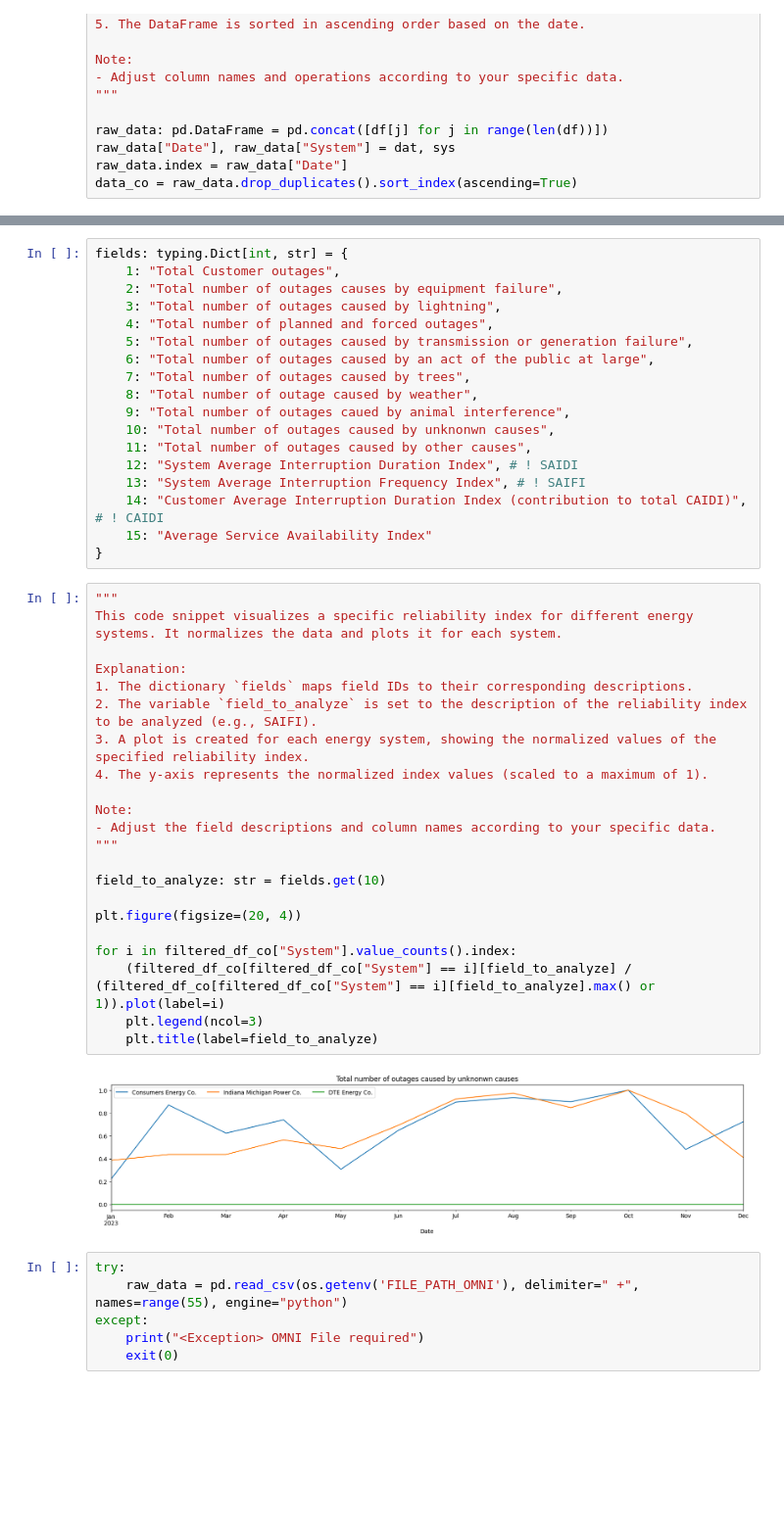
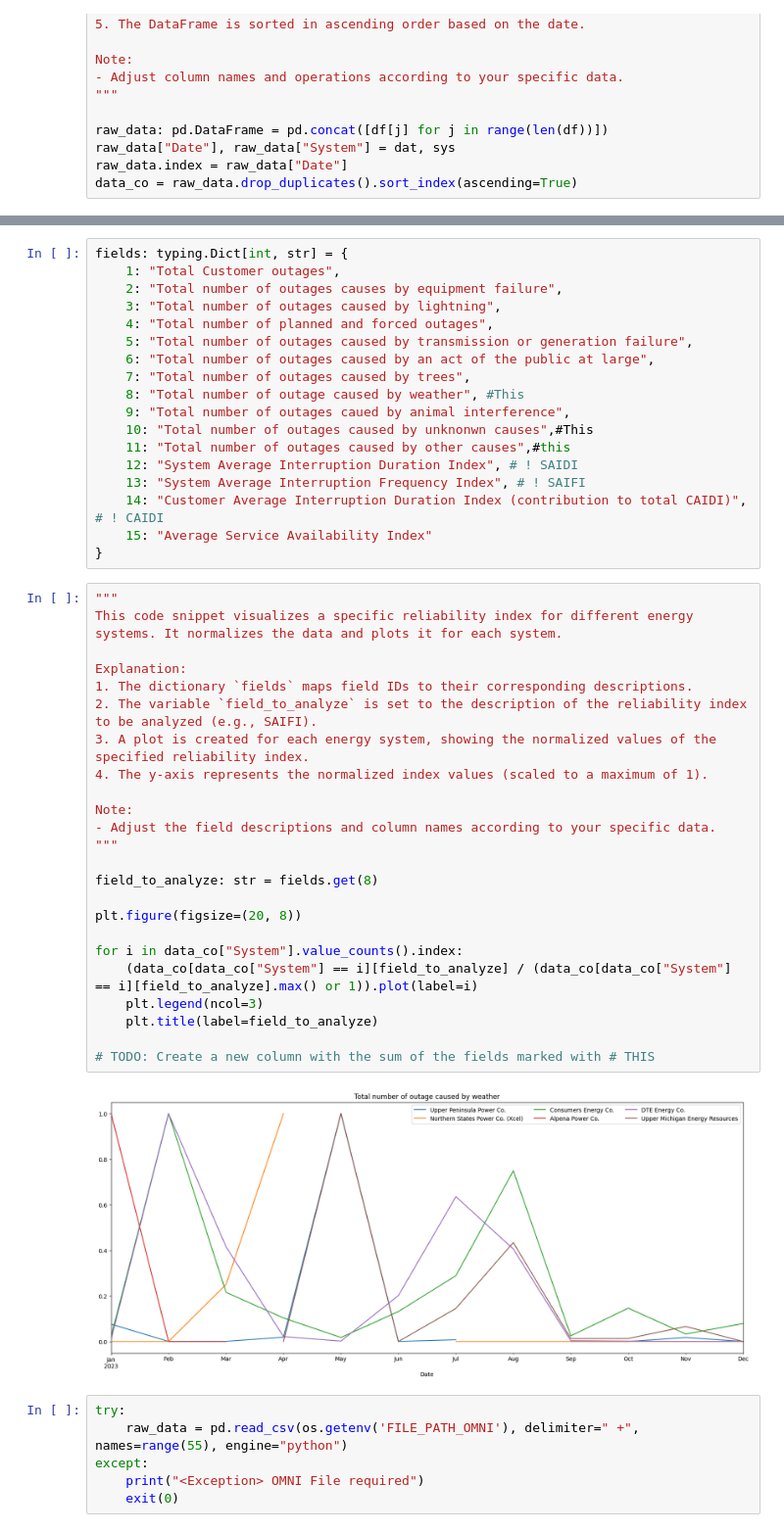
Before and after one commit to MauroGonzalez51/solar-study, a Jupyter notebook: test.ipynb, the cells around one changed output, grey strips where cells are left out. Shown at 98% size. Drawn from its saved outputs; the diff is of its cells as text; blank space fills up the shorter version.

Commit message:
Removing a company due to some issues with them TODO: Create a new column with the fields marked with this Create a 'suma ponderada' to graficar TODO: Sampleo por DST ademas de las condiciones

```diff
--- a/test.ipynb
+++ b/test.ipynb
@@ -98,10 +78,10 @@ fields: typing.Dict[int, str] = {
     5: "Total number of outages caused by transmission or generation failure",
     6: "Total number of outages caused by an act of the public at large",
     7: "Total number of outages caused by trees",
-    8: "Total number of outage caused by weather",
+    8: "Total number of outage caused by weather", #This
     9: "Total number of outages caued by animal interference",
-    10: "Total number of outages caused by unknonwn causes",
-    11: "Total number of outages caused by other causes",
+    10: "Total number of outages caused by unknonwn causes",#This
+    11: "Total number of outages caused by other causes",#this
     12: "System Average Interruption Duration Index", # ! SAIDI
     13: "System Average Interruption Frequency Index", # ! SAIFI
     14: "Customer Average Interruption Duration Index (contribution to total CAIDI)", # ! CAIDI
@@ -110,27 +90,29 @@ fields: typing.Dict[int, str] = {
 # %%
 """
 This code snippet visualizes a specific reliability index for different energy systems. It normalizes the data and plots it for each system.
 
 Explanation:
 1. The dictionary `fields` maps field IDs to their corresponding descriptions.
 2. The variable `field_to_analyze` is set to the description of the reliability index to be analyzed (e.g., SAIFI).
 3. A plot is created for each energy system, showing the normalized values of the specified reliability index.
 4. The y-axis represents the normalized index values (scaled to a maximum of 1).
 
 Note:
 - Adjust the field descriptions and column names according to your specific data.
 """
 
-field_to_analyze: str = fields.get(10)
+field_to_analyze: str = fields.get(8)
 
-plt.figure(figsize=(20, 4))
+plt.figure(figsize=(20, 8))
 
-for i in filtered_df_co["System"].value_counts().index:
-    (filtered_df_co[filtered_df_co["System"] == i][field_to_analyze] / (filtered_df_co[filtered_df_co["System"] == i][field_to_analyze].max() or 1)).plot(label=i)
+for i in data_co["System"].value_counts().index:
+    (data_co[data_co["System"] == i][field_to_analyze] / (data_co[data_co["System"] == i][field_to_analyze].max() or 1)).plot(label=i)
     plt.legend(ncol=3)
     plt.title(label=field_to_analyze)
+
+# TODO: Create a new column with the sum of the fields marked with # THIS
 # %% [output]
-[figure, old version]
+[figure, new version]
 # %%
 try:
     raw_data = pd.read_csv(os.getenv('FILE_PATH_OMNI'), delimiter=" +", names=range(55), engine="python")
```
Also changed, not shown: parts of 3 cells of this notebook, 13 other files.
